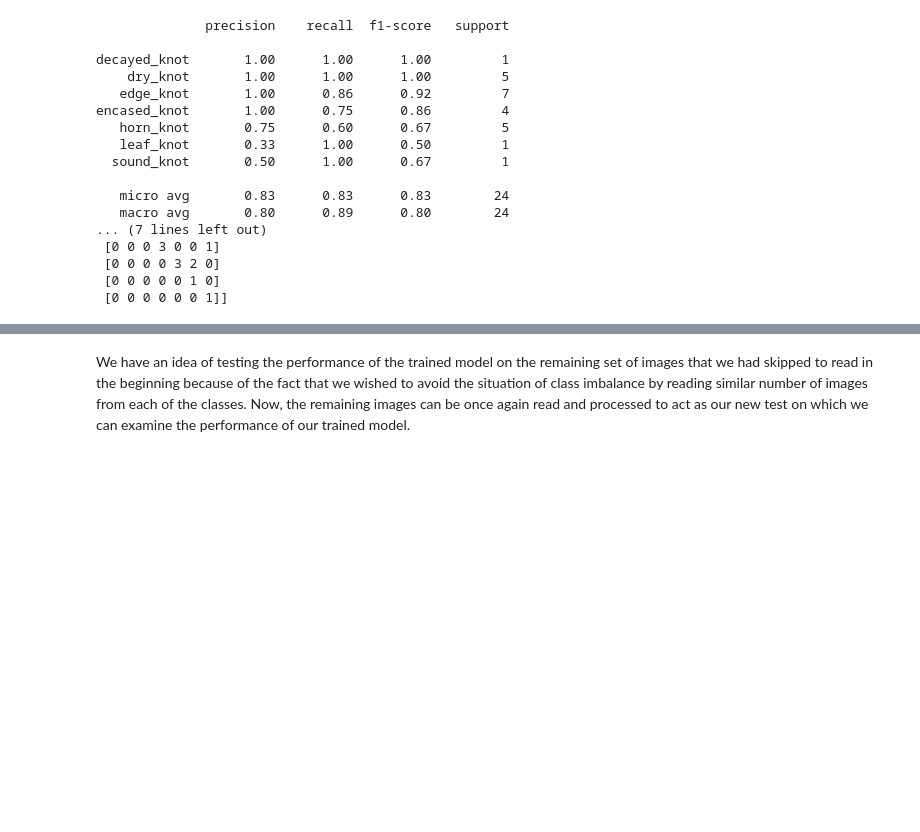
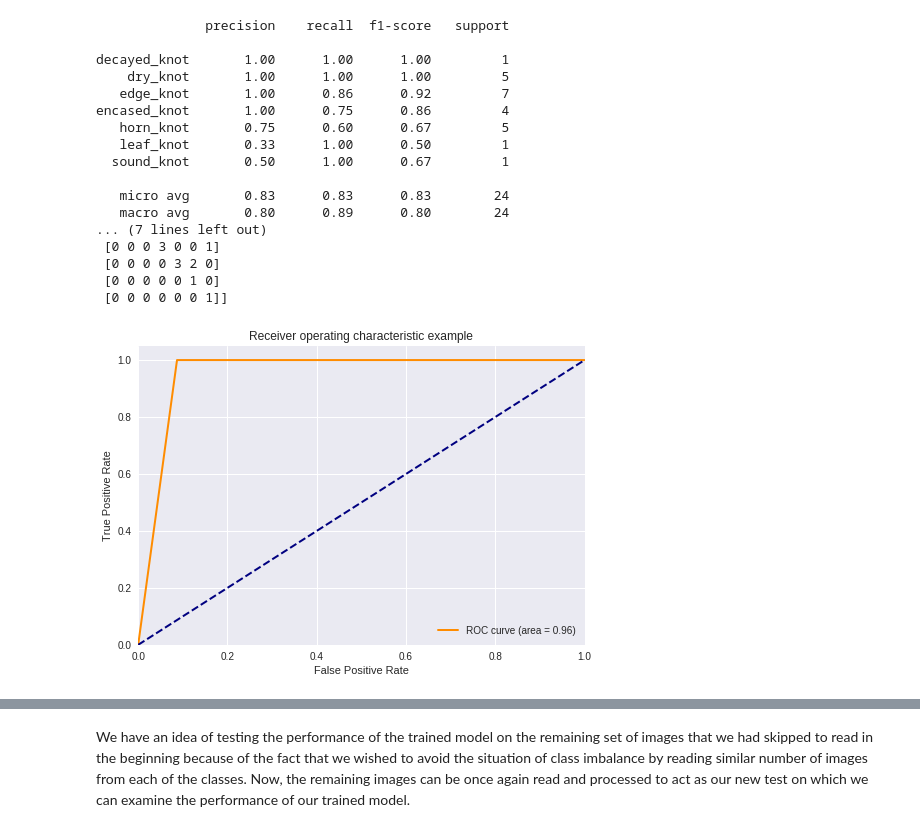
Before and after one commit to ankitbit/Deep_Learning, a Jupyter notebook: Personal Projects/Wood_Knot_Clasification_Problem.ipynb, the cells around one changed output, grey strips where cells are left out. Cells and saved outputs as stored; diff of their text form; code cells hidden in the pictures; blank space fills up the shorter version.

```diff
--- a/Personal Projects/Wood_Knot_Clasification_Problem.ipynb
+++ b/Personal Projects/Wood_Knot_Clasification_Problem.ipynb
@@ -408,3 +408,43 @@ encased_knot       1.00      0.75      0.86         4
  [0 0 0 0 3 2 0]
  [0 0 0 0 0 1 0]
  [0 0 0 0 0 0 1]]
+# %%
+# Compute ROC curve and ROC area for each class
+from sklearn.metrics import roc_curve, roc_auc_score, auc
+from sklearn.preprocessing import label_binarize
+y_test = label_binarize(y_test,
+                                 classes=['dry_knot',
+                                          'encased_knot',
+                                          'leaf_knot',
+                                          'edge_knot',
+              'sound_knot', 'horn_knot', 'decayed_knot'])
+n_classes = y_test.shape[1]
+y_pred = label_binarize(y_pred, classes=['dry_knot', 'encased_knot',
+                                         'leaf_knot', 'edge_knot',
+              'sound_knot', 'horn_knot', 'decayed_knot'])
+fpr = dict()
+tpr = dict()
+roc_auc = dict()
+for i in range(n_classes):
+    fpr[i], tpr[i], _ = roc_curve(y_test[:, i], y_pred[:, i])
+    roc_auc[i] = auc(fpr[i], tpr[i])
+
+# Compute micro-average ROC curve and ROC area
+fpr["micro"], tpr["micro"], _ = roc_curve(y_test.ravel(),
+                                          y_pred.ravel())
+roc_auc["micro"] = auc(fpr["micro"], tpr["micro"])
+# %%
+plt.figure()
+lw = 2
+plt.plot(fpr[2], tpr[2], color='darkorange',
+         lw=lw, label='ROC curve (area = %0.2f)' % roc_auc[2])
+plt.plot([0, 1], [0, 1], color='navy', lw=lw, linestyle='--')
+plt.xlim([0.0, 1.0])
+plt.ylim([0.0, 1.05])
+plt.xlabel('False Positive Rate')
+plt.ylabel('True Positive Rate')
+plt.title('Receiver operating characteristic example')
+plt.legend(loc="lower right")
+plt.show()
+# %% [output]
+[figure, added]
```
Also changed, not shown: parts of 5 cells of this notebook.
